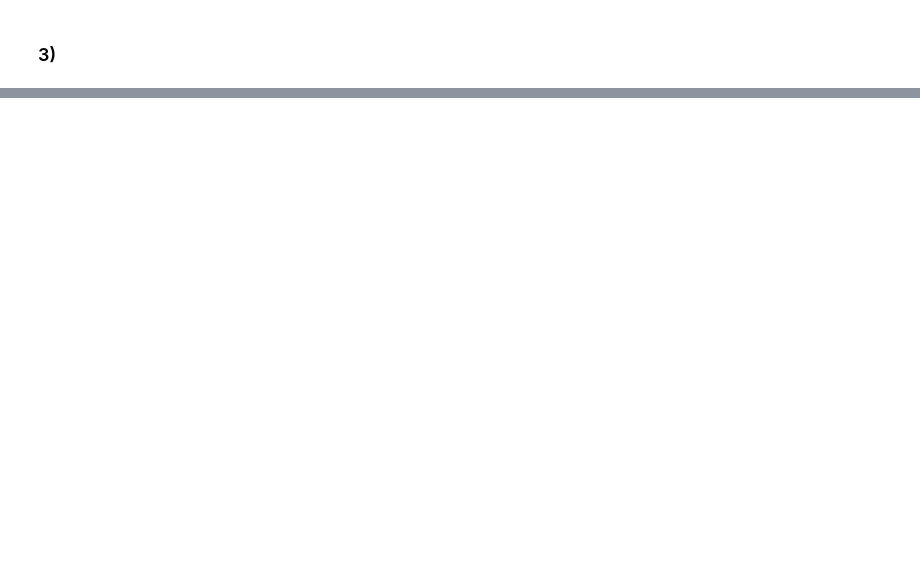
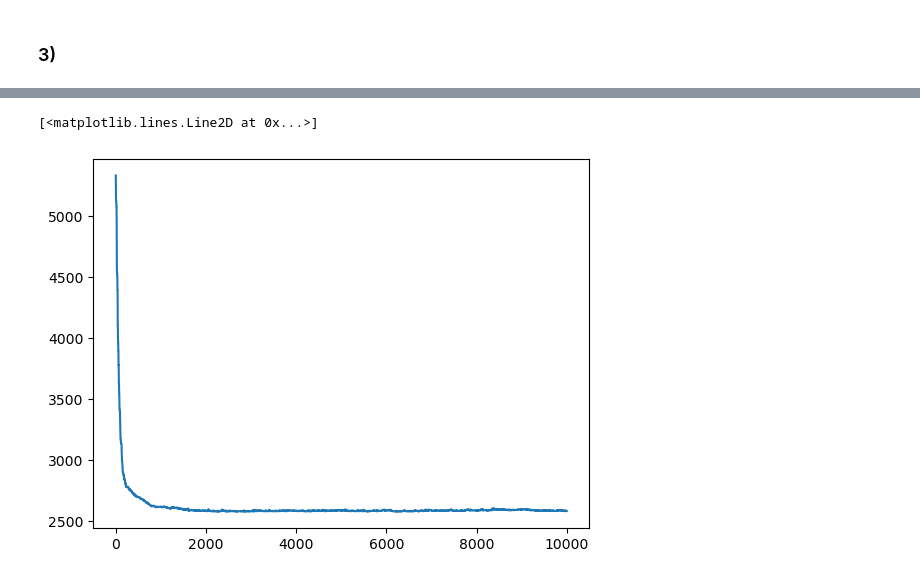
Before and after one commit to kevin-nguyen2k11/PHYS512, a Jupyter notebook: assignment5/Problem Set 5.ipynb, the cells around one changed output, grey strips where cells are left out. Cells and saved outputs as stored; diff of their text form; code cells hidden in the pictures; blank space fills up the shorter version.

```diff
--- a/assignment5/Problem Set 5.ipynb
+++ b/assignment5/Problem Set 5.ipynb
@@ -75,14 +80,14 @@ For the initial parameters got a chi-squared of 15267.9 which is not a good fit
 # %% [markdown]
 ### 2)
 # %%
-def calc_num_der(fun,p,lendata):
+def calc_num_der(fun,p,lendata,fixed=False):
     grad=np.zeros([lendata,len(p)], dtype=np.float64)
-    y=fun(p)[:len(spec)]
+    y=fun(p,fix_tau=fixed)[:len(spec)]
     for i in range(len(p)):
         dx = 0.01*p[i]
         dx_array = np.zeros(np.shape(p), dtype=np.float64)
         dx_array[i] = dx
-        grad[:,i]=(fun(p+dx_array)[:len(spec)] - fun(p-dx_array)[:len(spec)])/(2*dx)
+        grad[:,i]=(fun(p+dx_array,fix_tau=fixed)[:len(spec)] - fun(p-dx_array,fix_tau=fixed)[:len(spec)])/(2*dx)
     return y,grad
 
 for j in range(6):
@@ -113,6 +118,8 @@ for j in range(6):
 # %%
 print(pars)
-par_errs=np.sqrt(np.diag(np.linalg.pinv(lhs1)))
+N = np.mean((spec-pred1)**2)
+print(N)
+par_errs=np.sqrt(N*np.diag(np.linalg.inv(lhs1)))
 print(par_errs)
 
 f = open("planck_fit_params.txt", "x")
@@ -166,17 +181,5 @@ Progress: 2.1% | Accepted: 97.0%
-# %%
-nchain=4
-chains=[None]*nchain
-for iter in range(nchain):
-    chain=np.zeros([nstep,len(p)])
-    chain[0,:]=p+3*np.random.randn(len(p))*errs
-    chisq=chisq_fun(chain[0,:],x,y)
-    for i in range(1,nstep):
-        #take trial step
-        pp=chain[i-1,:]+1.0*np.random.randn(len(errs))*errs
-        chisq_new=chisq_fun(pp,x,y) #evaluate likelihood at new position
-        accept=np.exp(-0.5*(chisq_new-chisq))
-        if accept>np.random.rand(1):
-            chain[i,:]=pp
-        else:
-            chain[i,:]=chain[i-1,:]
-    chains[iter]=chain
+# %%
+plt.plot(range(steps),chains[:,0])
+# %% [output]
+[<matplotlib.lines.Line2D at 0x...>]
+[figure, added]
```
Also changed, not shown: parts of 18 cells of this notebook, 5 other files.
